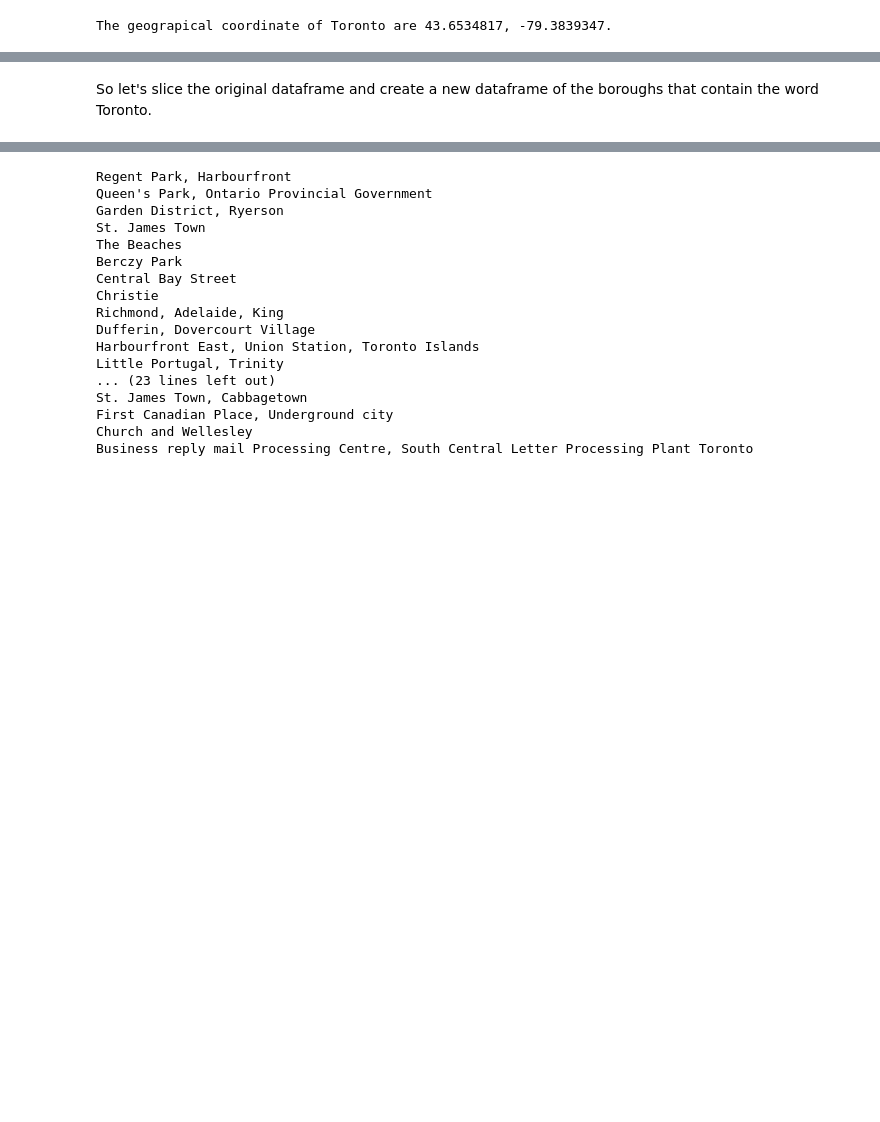
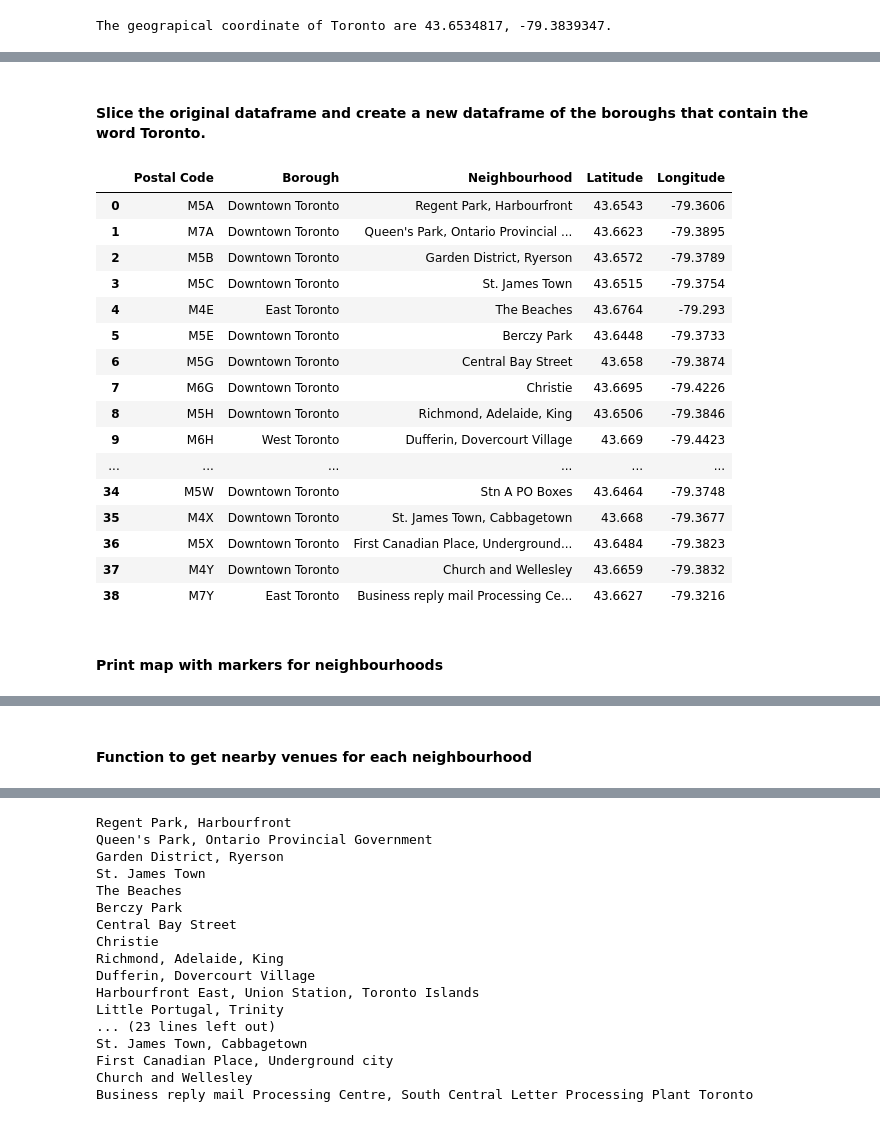
Before and after one commit to noeruimar/Coursera_Capstone, a Jupyter notebook: Applied Data Science Capstone Notebook - WEEK 3.ipynb, the cells around one changed output, grey strips where cells are left out. Drawn from its saved outputs; the diff is of its cells as text; code cells hidden in the pictures; blank space fills up the shorter version.

```diff
--- a/Applied Data Science Capstone Notebook - WEEK 3.ipynb
+++ b/Applied Data Science Capstone Notebook - WEEK 3.ipynb
@@ -7,6 +7,8 @@
 # %%
 # import pandas
 import pandas as pd
+pd.set_option('display.max_columns', None)
+pd.set_option('display.max_rows', None)
 
 # set wikipedia url
 url = "https://en.wikipedia.org/wiki/List_of_postal_codes_of_Canada:_M"
@@ -183,3 +186,26 @@ Requirement already satisfied: MarkupSafe>=0.23 in /opt/conda/envs/Python-3.7-ma
 # %% [markdown]
-So let's slice the original dataframe and create a new dataframe of the boroughs that contain the word Toronto.
+#### Slice the original dataframe and create a new dataframe of the boroughs that contain the word Toronto.
+# %%
+toronto_data = df[df['Borough'].str.contains('Toronto')].reset_index(drop=True)
+toronto_data
+# %% [output]
+|  | Postal Code | Borough | Neighbourhood | Latitude | Longitude |
+| 0 | M5A | Downtown Toronto | Regent Park, Harbourfront | 43.6543 | -79.3606 |
+| 1 | M7A | Downtown Toronto | Queen's Park, Ontario Provincial ... | 43.6623 | -79.3895 |
+| 2 | M5B | Downtown Toronto | Garden District, Ryerson | 43.6572 | -79.3789 |
+| 3 | M5C | Downtown Toronto | St. James Town | 43.6515 | -79.3754 |
+| 4 | M4E | East Toronto | The Beaches | 43.6764 | -79.293 |
+| 5 | M5E | Downtown Toronto | Berczy Park | 43.6448 | -79.3733 |
+| 6 | M5G | Downtown Toronto | Central Bay Street | 43.658 | -79.3874 |
+| 7 | M6G | Downtown Toronto | Christie | 43.6695 | -79.4226 |
+| 8 | M5H | Downtown Toronto | Richmond, Adelaide, King | 43.6506 | -79.3846 |
+| 9 | M6H | West Toronto | Dufferin, Dovercourt Village | 43.669 | -79.4423 |
+| ... | ... | ... | ... | ... | ... |
+| 34 | M5W | Downtown Toronto | Stn A PO Boxes | 43.6464 | -79.3748 |
+| 35 | M4X | Downtown Toronto | St. James Town, Cabbagetown | 43.668 | -79.3677 |
+| 36 | M5X | Downtown Toronto | First Canadian Place, Underground... | 43.6484 | -79.3823 |
+| 37 | M4Y | Downtown Toronto | Church and Wellesley | 43.6659 | -79.3832 |
+| 38 | M7Y | East Toronto | Business reply mail Processing Ce... | 43.6627 | -79.3216 |
+# %% [markdown]
+#### Print map with markers for neighbourhoods
 # %%
@@ -205,6 +230,8 @@ map_toronto
 [interactive output not drawn]
 # %%
 # The code was removed by Watson Studio for sharing.
+# %% [markdown]
+#### Function to get nearby venues for each neighbourhood
 # %%
 def getNearbyVenues(names, latitudes, longitudes, radius=500):
 
```
Also changed, not shown: parts of 31 cells of this notebook.
